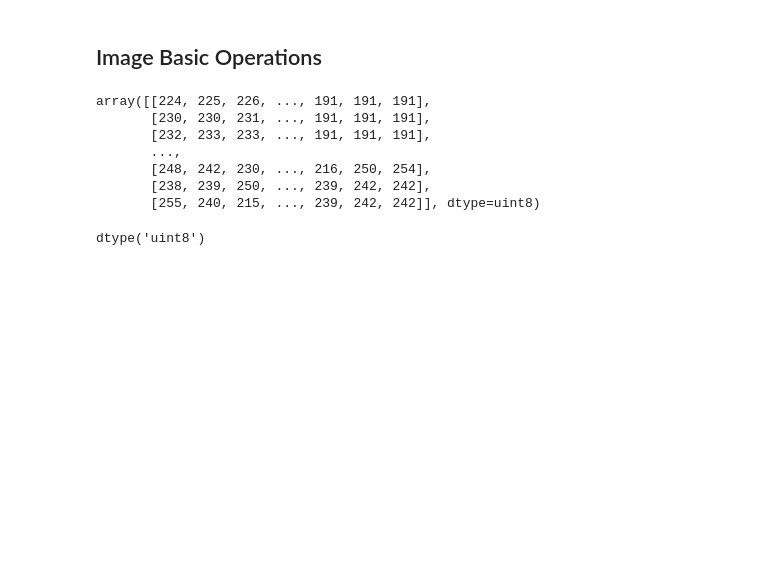
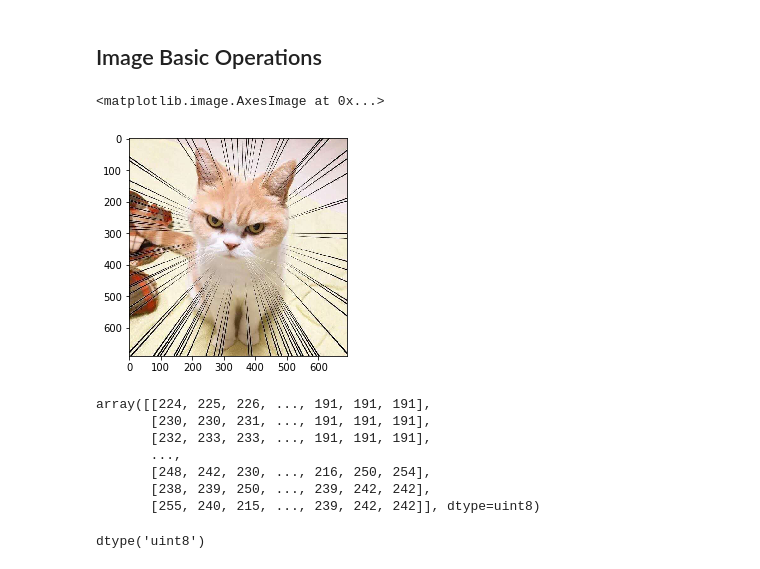
Before and after one commit to nobodyLee/AI-For-CV, a Jupyter notebook: CV Assignments/Week1/Assignment1.ipynb, the cells around one changed output. Cells and saved outputs as stored; diff of their text form; code cells hidden in the pictures; blank space fills up the shorter version.

```diff
--- a/CV Assignments/Week1/Assignment1.ipynb
+++ b/CV Assignments/Week1/Assignment1.ipynb
@@ -5,4 +5,10 @@ import random
 import numpy as np
 import cv2 as cv
 from matplotlib import pyplot as plt
+# %%
+icat = plt.imread('data/cat.jpg')
+plt.imshow(icat)
+# %% [output]
+<matplotlib.image.AxesImage at 0x...>
+[figure, added]
 # %%
```
Also changed, not shown: parts of 1 cell of this notebook.
